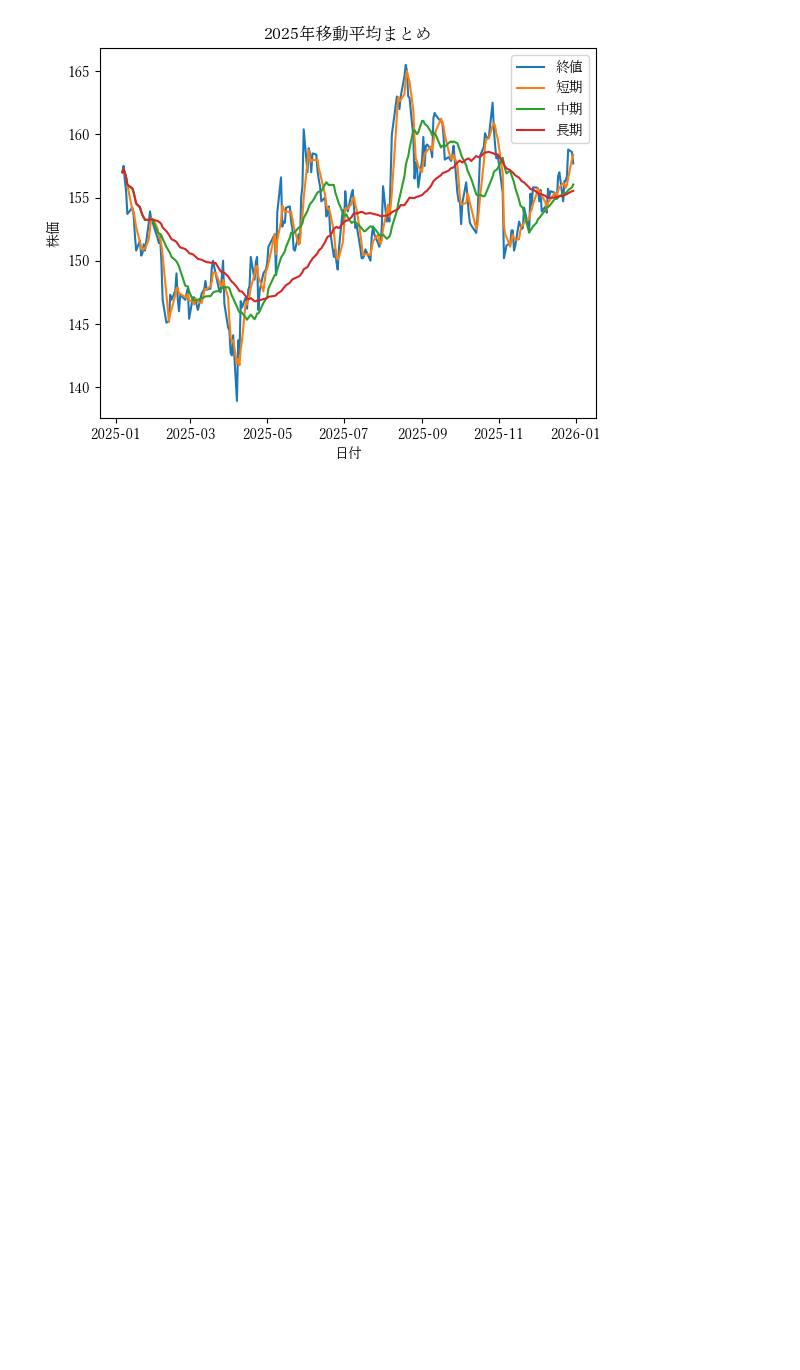
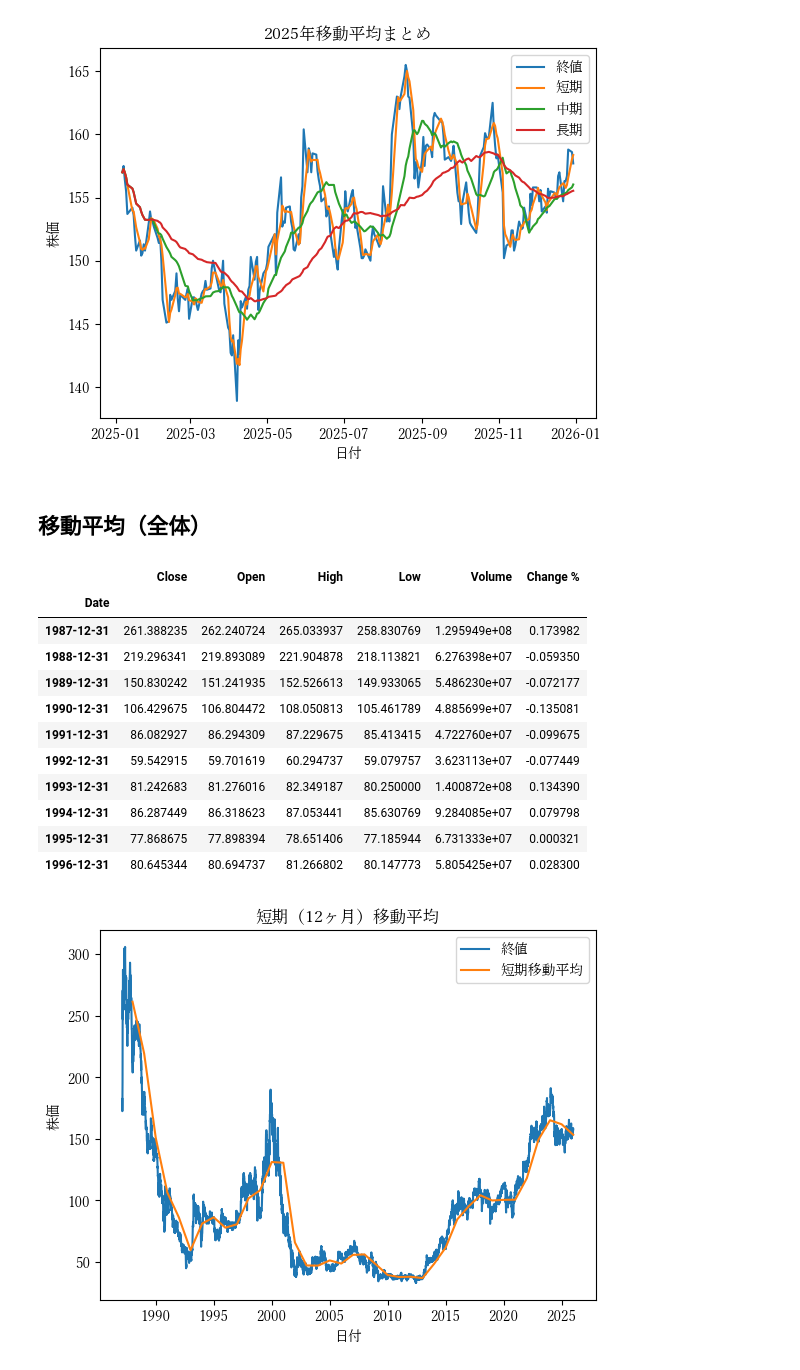
Before and after one commit to lktoby/stock_price, a Jupyter notebook: stock_price.ipynb, the cells around one changed output. Cells and saved outputs as stored; diff of their text form; code cells hidden in the pictures; blank space fills up the shorter version.

```diff
--- a/stock_price.ipynb
+++ b/stock_price.ipynb
@@ -285,3 +285,29 @@ plt.legend()
 plt.show()
 # %% [output]
 [figure]
+# %% [markdown]
+## 移動平均（全体）
+# %%
+df_rshort = df.resample('YE').mean()
+display(df_rshort.head(10))
+plt.plot(df.index, df["Close"], label="終値")
+plt.plot(df_rshort.index, df_rshort["Close"], label="短期移動平均")
+plt.title("短期（12ヶ月）移動平均")
+plt.xlabel("日付")
+plt.ylabel("株価")
+plt.legend()
+plt.show()
+# %% [output]
+|  | Close | Open | High | Low | Volume | Change % |
+| Date |  |  |  |  |  |  |
+| 1987-12-31 | 261.388235 | 262.240724 | 265.033937 | 258.830769 | 1.295949e+08 | 0.173982 |
+| 1988-12-31 | 219.296341 | 219.893089 | 221.904878 | 218.113821 | 6.276398e+07 | -0.059350 |
+| 1989-12-31 | 150.830242 | 151.241935 | 152.526613 | 149.933065 | 5.486230e+07 | -0.072177 |
+| 1990-12-31 | 106.429675 | 106.804472 | 108.050813 | 105.461789 | 4.885699e+07 | -0.135081 |
+| 1991-12-31 | 86.082927 | 86.294309 | 87.229675 | 85.413415 | 4.722760e+07 | -0.099675 |
+| 1992-12-31 | 59.542915 | 59.701619 | 60.294737 | 59.079757 | 3.623113e+07 | -0.077449 |
+| 1993-12-31 | 81.242683 | 81.276016 | 82.349187 | 80.250000 | 1.400872e+08 | 0.134390 |
+| 1994-12-31 | 86.287449 | 86.318623 | 87.053441 | 85.630769 | 9.284085e+07 | 0.079798 |
+| 1995-12-31 | 77.868675 | 77.898394 | 78.651406 | 77.185944 | 6.731333e+07 | 0.000321 |
+| 1996-12-31 | 80.645344 | 80.694737 | 81.266802 | 80.147773 | 5.805425e+07 | 0.028300 |
+[figure, added]
```
Also changed, not shown: parts of 21 cells of this notebook.
